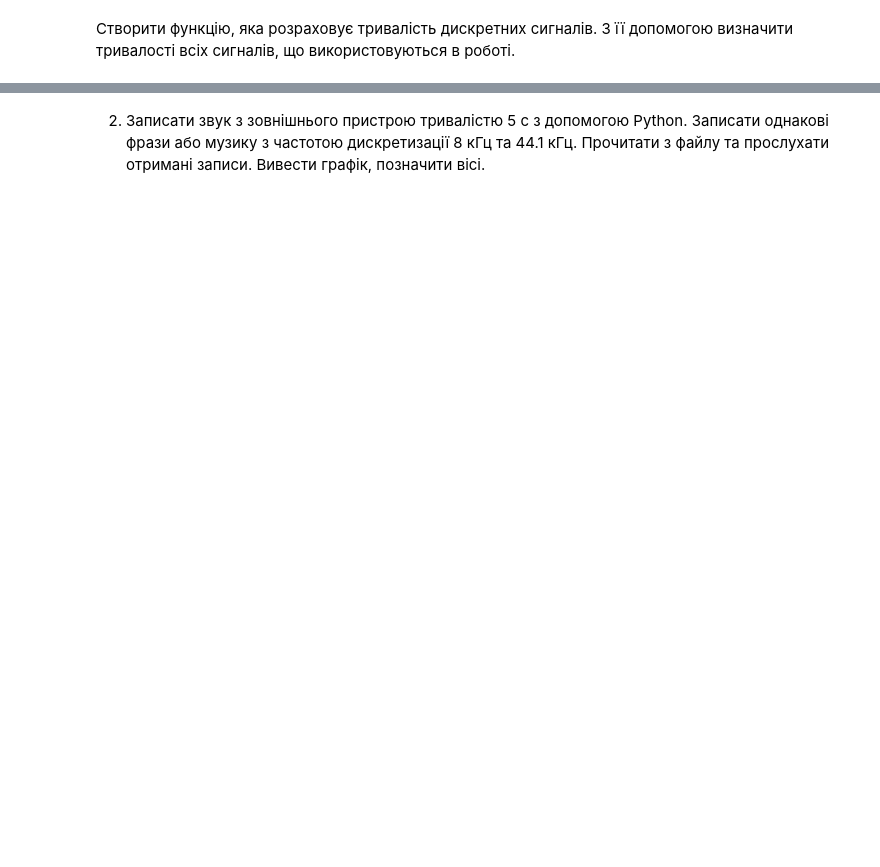
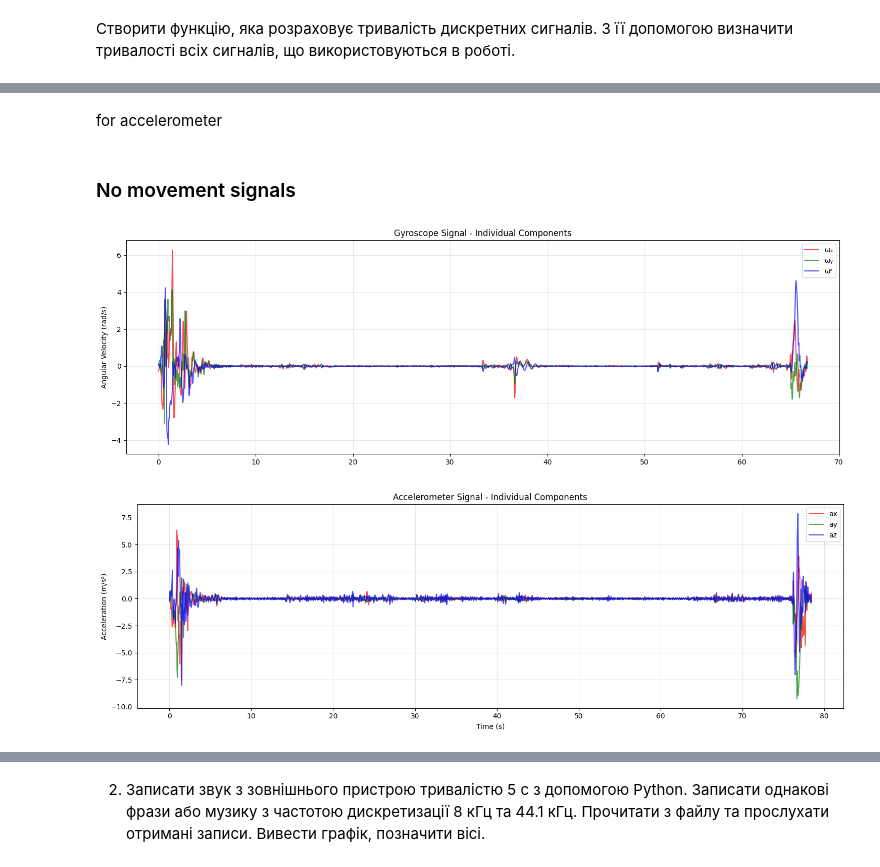
Before and after one commit to Ovkubiky/signalProcessing, a Jupyter notebook: hw1/hw1.ipynb, the cells around one changed output, grey strips where cells are left out. Saved outputs shown, nothing was run; the diff lists cells and outputs as text; code cells hidden in the pictures; blank space fills up the shorter version.

```diff
--- a/hw1/hw1.ipynb
+++ b/hw1/hw1.ipynb
@@ -25,0 +66,34 @@ def calculate_signal_duration(signal, sampling_rate=256):
+# %% [markdown]
+for accelerometer
+# %%
+def plotting_acceleration_signal(path):
+    df = pd.read_csv(path, skiprows=3, delimiter=';', dtype=str)
+    df.iloc[:, 0] = df.iloc[:, 0].str.replace(',', '.').astype(float)
+
+    for i in range(1, 5):
+        df.iloc[:, i] = df.iloc[:, i].str.replace(',', '.').astype(float)
+
+    df.columns = ['time', 'ax', 'ay', 'az', 'aT']
+
+    fig, ax1 = plt.subplots(figsize=(15, 5))
+
+    ax1.plot(df['time'], df['ax'], label='ax', color='red', alpha=0.7)
+    ax1.plot(df['time'], df['ay'], label='ay', color='green', alpha=0.7)
+    ax1.plot(df['time'], df['az'], label='az', color='blue', alpha=0.7)
+    ax1.set_xlabel('Time (s)')
+    ax1.set_ylabel('Acceleration (m/s²)')
+    ax1.set_title('Accelerometer Signal - Individual Components')
+    ax1.legend(loc='upper right')
+    ax1.grid(True, alpha=0.3)
+
+    plt.tight_layout()
+    plt.show()
+    return df
+# %% [markdown]
+### No movement signals
+# %%
+df_gyro = plotting_gyroscope_signal('task_1_signals/gyroscope_no_movement.csv')
+df_accel = plotting_acceleration_signal('task_1_signals/linear_acceleration_no_movement.csv')
+# %% [output]
+[figure, added]
+[figure, added]
```
Also changed, not shown: parts of 17 cells of this notebook.
